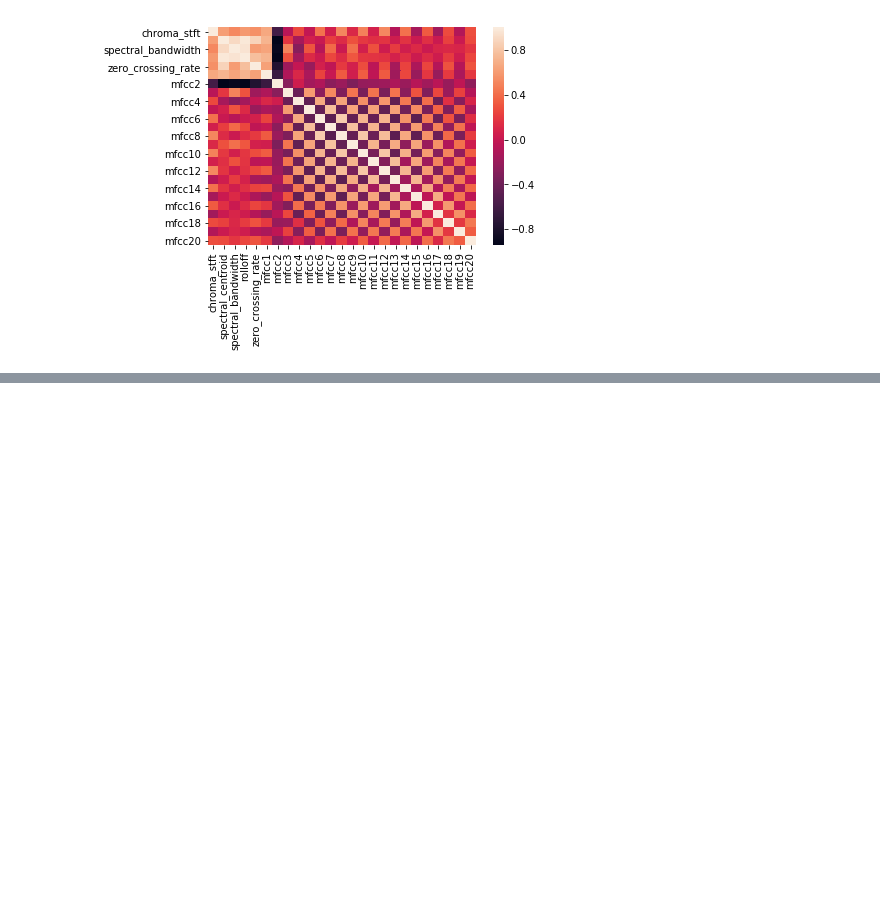
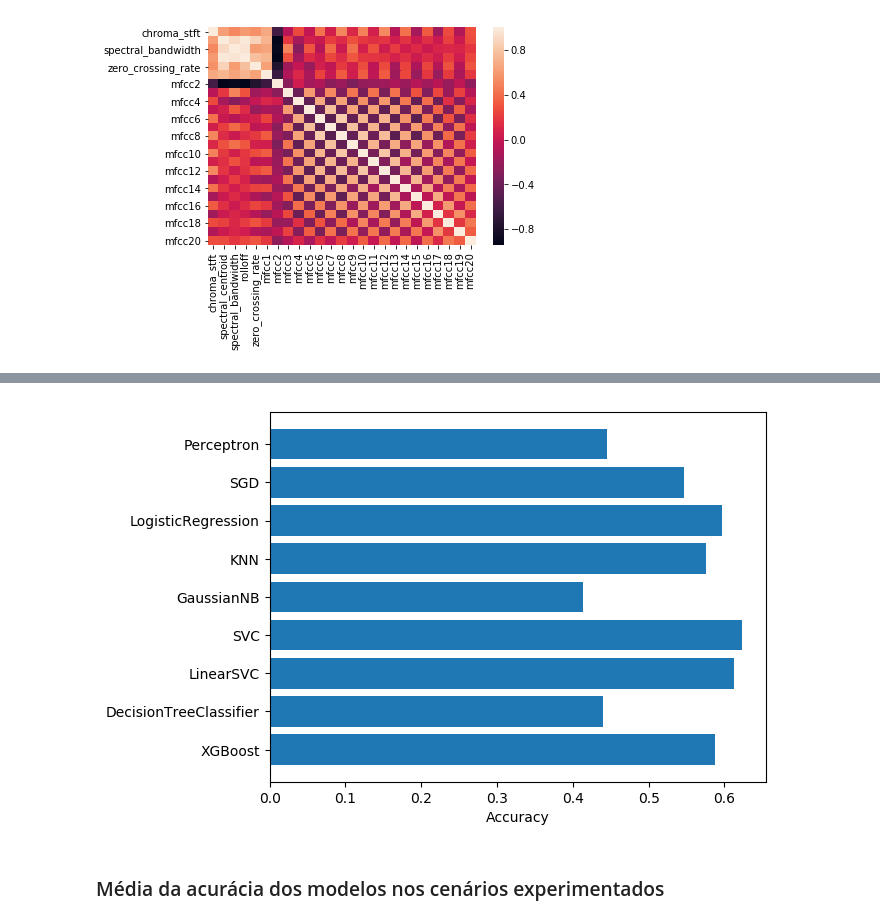
Before and after one commit to AAntunesNDS/genreClassification, a Jupyter notebook: GenreClassification.ipynb, the cells around one changed output, grey strips where cells are left out. Cells and saved outputs as stored; diff of their text form; code cells hidden in the pictures; blank space fills up the shorter version.

```diff
--- a/GenreClassification.ipynb
+++ b/GenreClassification.ipynb
@@ -178,0 +249,9 @@ plt.show()
+# %%
+x_train, x_test, y_train, y_test = train_test_split(X, y, test_size=0.20,
+                                                    random_state=42,
+                                                    stratify=y,shuffle=True)
+# %%
+scaler = StandardScaler()
+
+X_train_std = scaler.fit_transform(x_train)
+X_test_std = scaler.transform(x_test)
@@ -178,0 +348,13 @@ plt.show()
+# %%
+warnings.simplefilter('ignore')
+
+cv = KFold(n_splits=3, shuffle=True, random_state=42)
+results3 = []
+
+a = 0
+for i in classifiers:
+    pipeline = Pipeline([('transformer', scaler), ('estimator', i)])
+    acc = cross_val_score(pipeline, np.float64(X), y, cv=cv, scoring='accuracy')
+    results3.append(np.mean(acc))
+    print(classifiersNames[a],' : ',np.mean(acc))
+    a = a + 1
@@ -178,0 +371,6 @@ plt.show()
+# %%
+makeGraph(results3)
+# %% [output]
+[figure, added]
+# %% [markdown]
+### Média da acurácia dos modelos nos cenários experimentados
```
Also changed, not shown: parts of 58 cells of this notebook, 5 other files.
